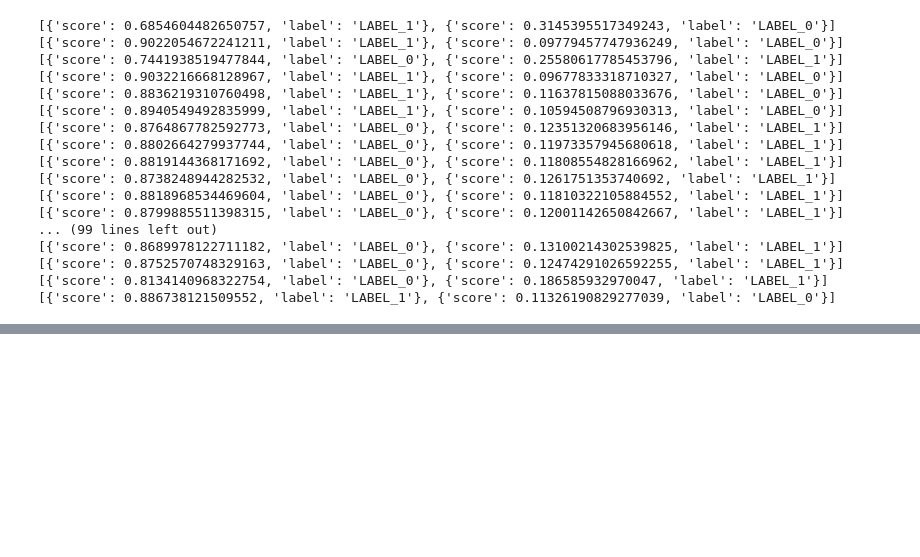
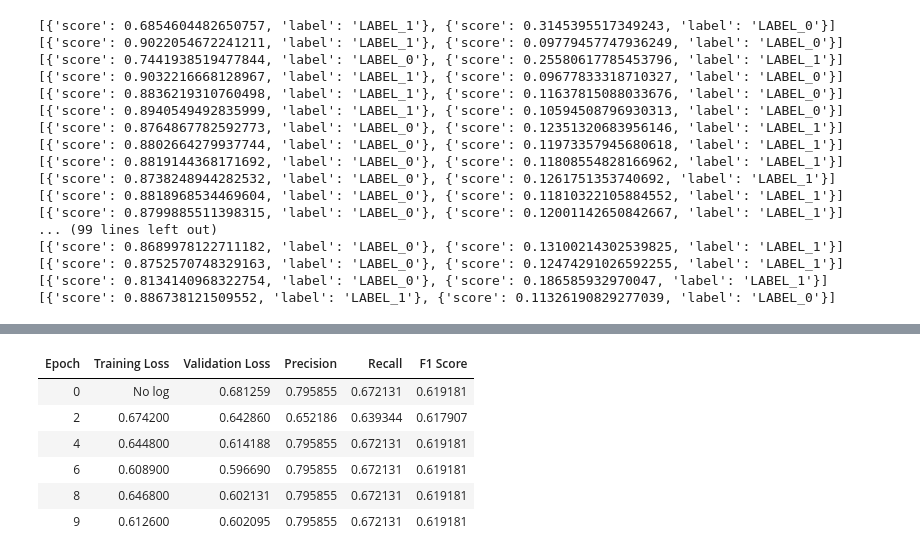
Before and after one commit to pasicdino/DeceptionDetection, a Jupyter notebook: Hubert-FineTune.ipynb, the cells around one changed output, grey strips where cells are left out. Cells and saved outputs as stored; diff of their text form; code cells hidden in the pictures; blank space fills up the shorter version.

```diff
--- a/Hubert-FineTune.ipynb
+++ b/Hubert-FineTune.ipynb
@@ -235,0 +318,80 @@ for file in dataset :
+# %%
+#read data
+dataset = load_dataset("audiofolder", data_dir="/content/drive/MyDrive/bag-of-lies/BagOfLies/Audio",split='train')
+dataset = dataset.cast_column("audio", Audio(sampling_rate=16000))
+
+# apply windowing to the dataset
+windowed_dataset = defaultdict(list)
+for example in dataset:
+    audio_array = example["audio"]["array"]
+    windows = window_audio(audio_array)
+
+    for window in windows:
+        windowed_dataset["audio"].append({"array": window})
+        windowed_dataset["label"].append(example["label"])
+
+dataset = Dataset.from_dict(windowed_dataset)
+
+########################## training ##############################################
+
+feature_extractor = AutoFeatureExtractor.from_pretrained("facebook/hubert-base-ls960")
+
+num_labels = 2
+kf = KFold(n_splits=5, shuffle=True, random_state=42)
+
+all_f1_scores = []
+all_confusion_matrices = []
+for fold, (train_idx, test_idx) in enumerate(kf.split(dataset)):
+    print(f"\n----- Fold {fold + 1} -----")
+
+    train_dataset = dataset.select(train_idx)
+    test_dataset = dataset.select(test_idx)
+
+    encoded_train_dataset = train_dataset.map(preprocess_function, remove_columns="audio", batched=True)
+    encoded_test_dataset = test_dataset.map(preprocess_function, remove_columns="audio", batched=True)
+
+    num_labels = 2
+    model = AutoModelForAudioClassification.from_pretrained(
+        "facebook/hubert-base-ls960", num_labels=num_labels
+    )
+
+    training_args = TrainingArguments(
+        output_dir= "hubert_deception-1",
+        evaluation_strategy="epoch",
+        save_strategy="epoch",
+        learning_rate=3e-5,
+        per_device_train_batch_size=8,
+        gradient_accumulation_steps=4,
+        per_device_eval_batch_size=8,
+        num_train_epochs=10,
+        warmup_ratio=0.1,
+        logging_steps=10,
+        load_best_model_at_end=True,
+        push_to_hub=False,
+      )
+
+    feature_extractor = AutoFeatureExtractor.from_pretrained("facebook/hubert-large-ls960-ft")
+
+    trainer = Trainer(
+      model=model,
+      args=training_args,
+      train_dataset=encoded_train_dataset,
+      eval_dataset=encoded_test_dataset,
+      tokenizer=feature_extractor,
+      compute_metrics=compute_metrics,
+      callbacks=[EarlyStoppingCallback(3, 0.0)]
+  )
+
+    trainer.train()
+
+    eval_results = trainer.evaluate()
+
+    # Print F1 score for this fold
+    print(f"Fold {fold + 1} - F1 Score: {eval_results['eval_f1_score']}")
+        # Append F1 score and confusion matrix to lists
+    all_f1_scores.append(eval_results['eval_f1_score'])
+
+# Calculate mean F1 score
+mean_f1_score = np.mean(all_f1_scores)
+print(f"\nMean F1 Score across all folds: {mean_f1_score}")
+# %% [output]
@@ -235,0 +402,7 @@ for file in dataset :
+| Epoch | Training Loss | Validation Loss | Precision | Recall | F1 Score |
+| 0 | No log | 0.681259 | 0.795855 | 0.672131 | 0.619181 |
+| 2 | 0.674200 | 0.642860 | 0.652186 | 0.639344 | 0.617907 |
+| 4 | 0.644800 | 0.614188 | 0.795855 | 0.672131 | 0.619181 |
+| 6 | 0.608900 | 0.596690 | 0.795855 | 0.672131 | 0.619181 |
+| 8 | 0.646800 | 0.602131 | 0.795855 | 0.672131 | 0.619181 |
+| 9 | 0.612600 | 0.602095 | 0.795855 | 0.672131 | 0.619181 |
```
Also changed, not shown: parts of 12 cells of this notebook, 1 other file.
